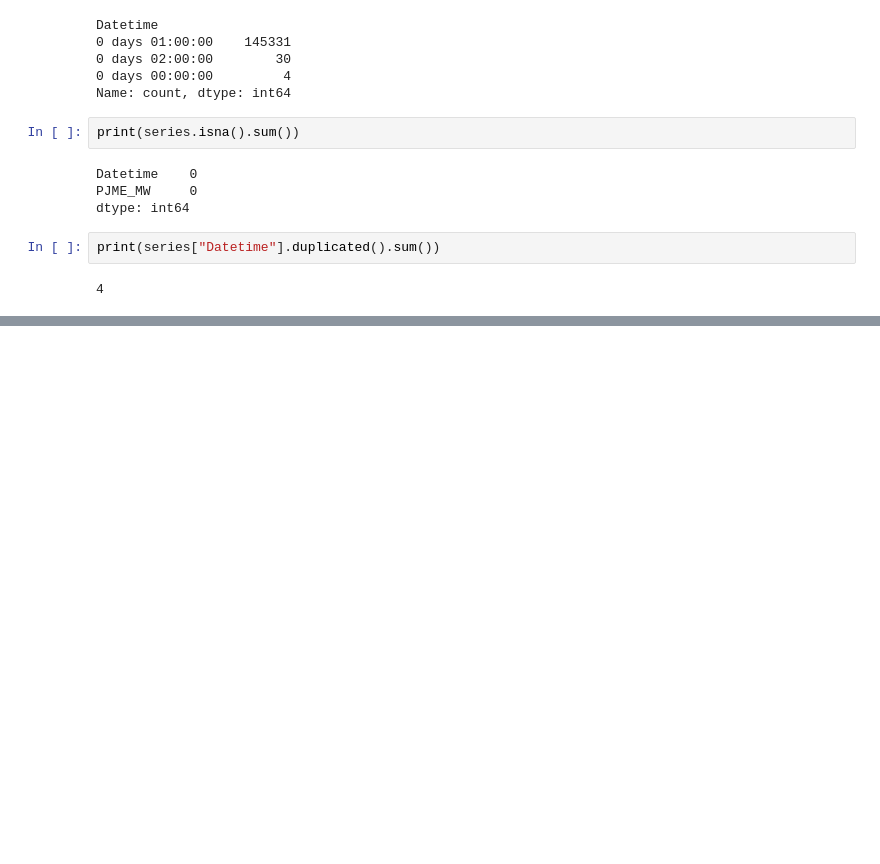
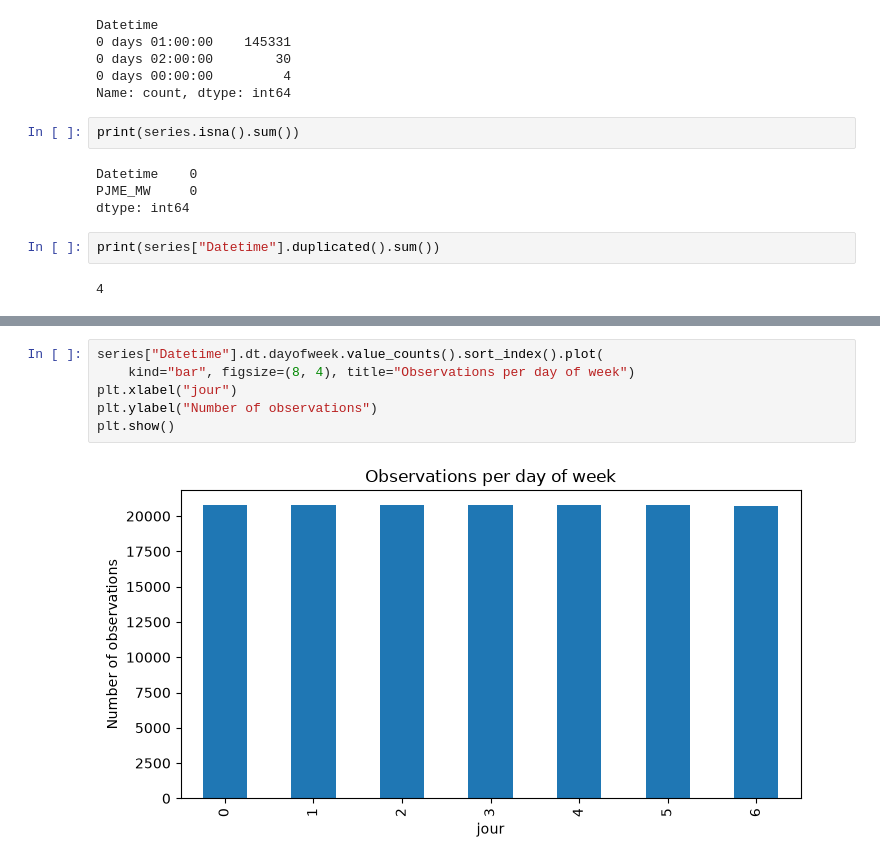
Before and after one commit to Oumohgh/electricity-demand-forecasting-azure, a Jupyter notebook: notebook.ipynb, the cells around one changed output, grey strips where cells are left out. Saved outputs shown, nothing was run; the diff lists cells and outputs as text; blank space fills up the shorter version.

```diff
--- a/notebook.ipynb
+++ b/notebook.ipynb
@@ -102,0 +139,8 @@ print(series["Datetime"].duplicated().sum())
+# %%
+series["Datetime"].dt.dayofweek.value_counts().sort_index().plot(
+    kind="bar", figsize=(8, 4), title="Observations per day of week")
+plt.xlabel("jour")
+plt.ylabel("Number of observations")
+plt.show()
+# %% [output]
+[figure, added]
```
Also changed, not shown: parts of 18 cells of this notebook.
